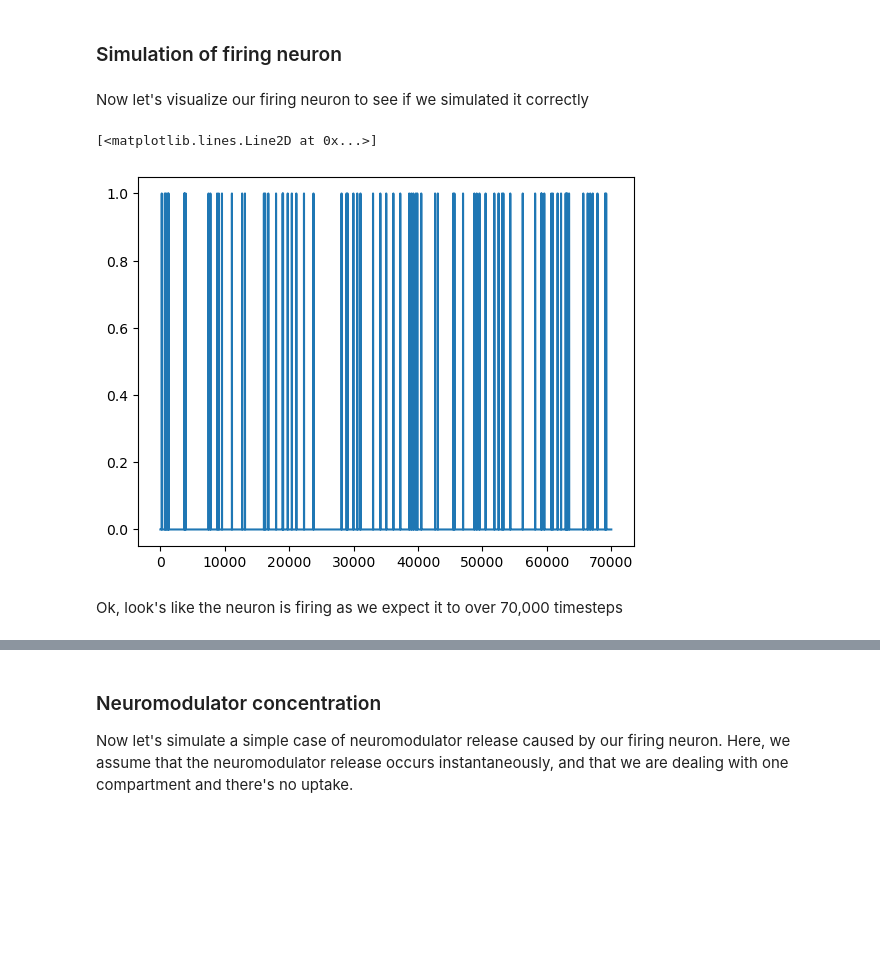
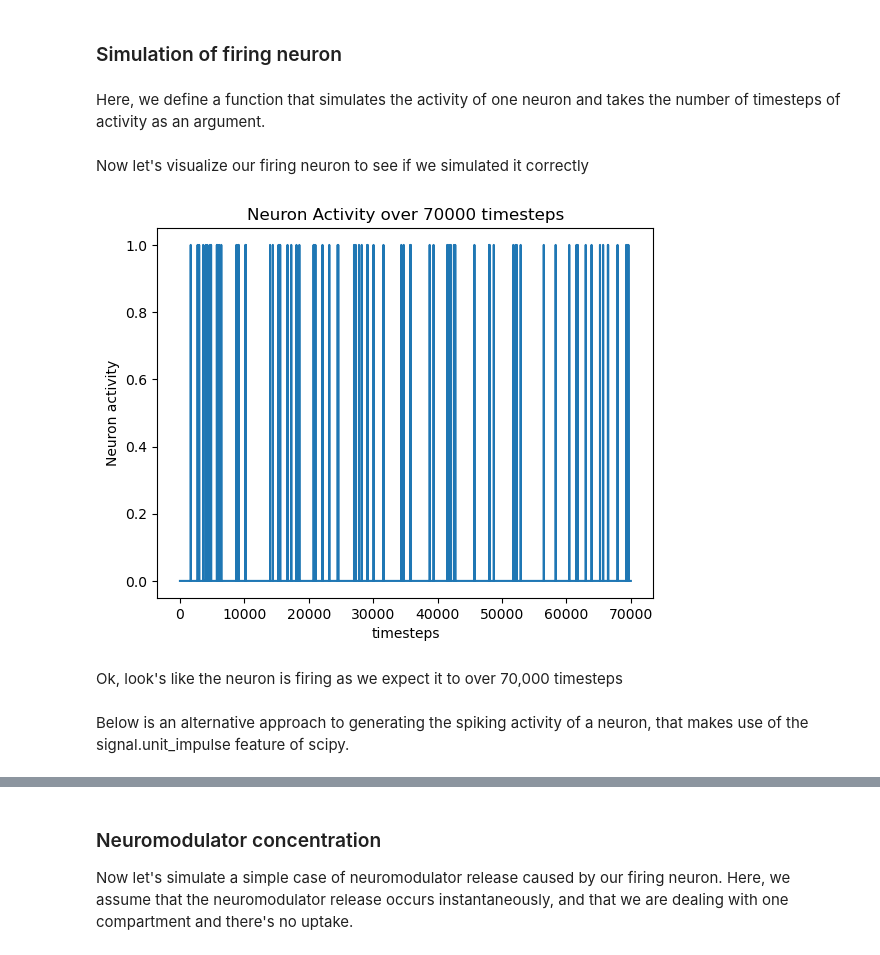
Before and after one commit to BrianNGitahi/NM-Imaging, a Jupyter notebook: Simulation.ipynb, the cells around one changed output, grey strips where cells are left out. Cells and saved outputs as stored; diff of their text form; code cells hidden in the pictures; blank space fills up the shorter version.

```diff
--- a/Simulation.ipynb
+++ b/Simulation.ipynb
@@ -19,32 +19,44 @@ import pandas as pd
 import scipy as sp
 # %% [markdown]
 ### Simulation of firing neuron
+# %% [markdown]
+Here, we define a function that simulates the activity of one neuron and takes the number of timesteps of activity as an argument.
 # %%
-# define the number of timesteps 70 seconds - 70000 milliseconds
-# each timestep / bin is 1 ms wide
-n_timesteps = 70000
-
 # define function that simulates a firing neuron
 
-# Start with an array of the timesteps that we're recording from
-firing_neuron = np.zeros(n_timesteps)
+# it takes the number of timesteps as the argument
+def simulate_neuron(n_timesteps):
+
+    # Start with an array of the timesteps that we're recording from
+    firing_neuron = np.zeros(n_timesteps)
+
+    # Then populate the array with signals - firing & not firing -- with a specific probability that you choose
+    for i in range(n_timesteps):
+        x = np.random.rand()
+
+        # firing with probability of 1/1000 at each time bin
+        if x < 0.001:
+            firing_neuron[i]=1
+
+    # then make a plot of it!
+    plt.plot(firing_neuron)
+    plt.xlabel('timesteps')
+    plt.ylabel('Neuron activity')
+    plt.title('Neuron Activity over {} timesteps'.format(n_timesteps))
+    plt.show()
 
 
-# Then populate the array with signals - firing & not firing -- with a specific probability that you choose
-for i in range(n_timesteps):
-    x = np.random.rand()
-
-    # firing with probability of 1/1000 at each time bin
-    if x < 0.001:
-        firing_neuron[i]=1
-
-# done!
+    return firing_neuron
 # %% [markdown]
 Now let's visualize our firing neuron to see if we simulated it correctly
-# %%
-plt.plot(firing_neuron)
-# %% [output]
-[<matplotlib.lines.Line2D at 0x...>]
-[figure, removed]
+# %%
+# define the number of timesteps 70 seconds - 70000 milliseconds
+# each timestep / bin is 1 ms wide
+
+firing_neuron = simulate_neuron(70000)
+# %% [output]
+[figure, added]
 # %% [markdown]
 Ok, look's like the neuron is firing as we expect it to over 70,000 timesteps
+# %% [markdown]
+Below is an alternative approach to generating the spiking activity of a neuron, that makes use of the signal.unit_impulse feature of scipy.
```
Also changed, not shown: parts of 5 cells of this notebook.
